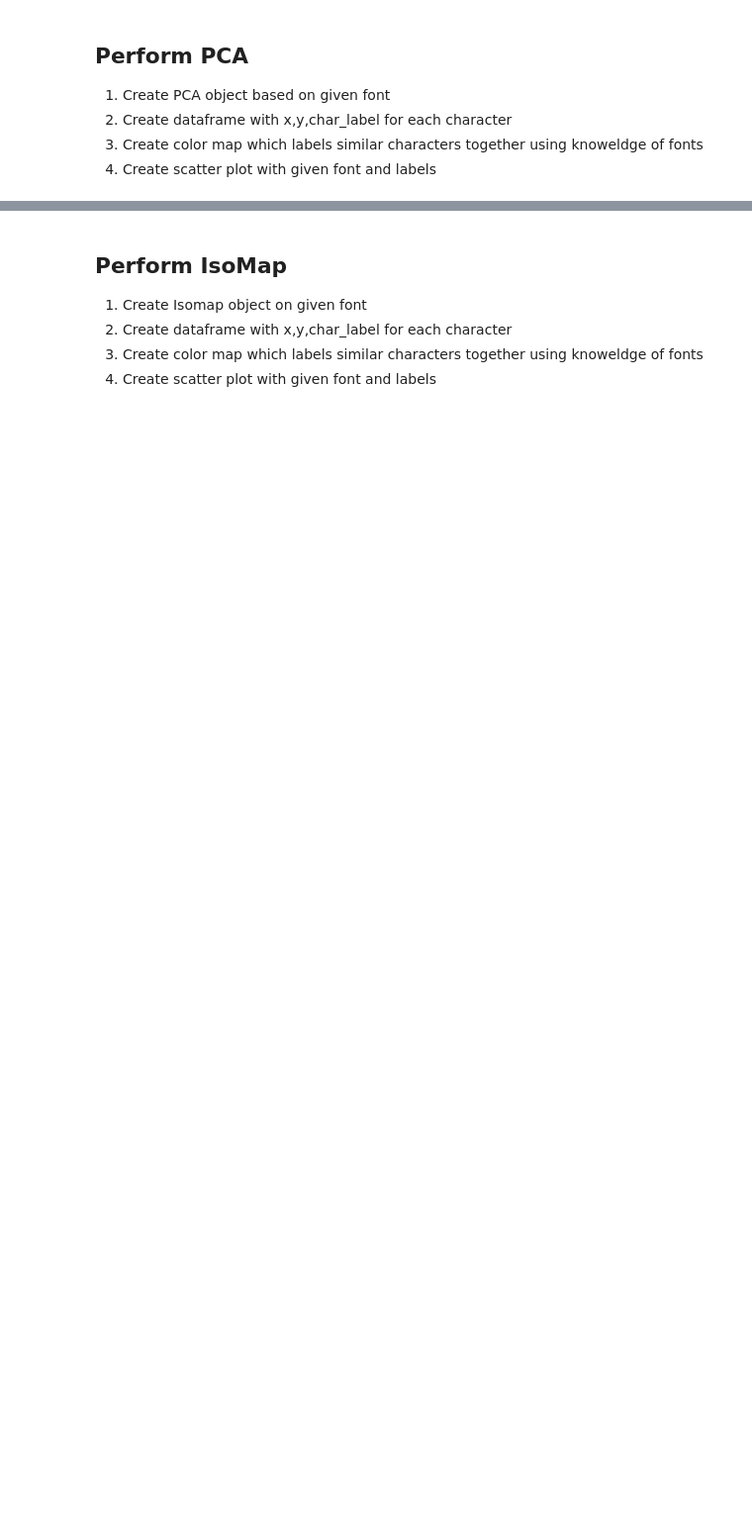
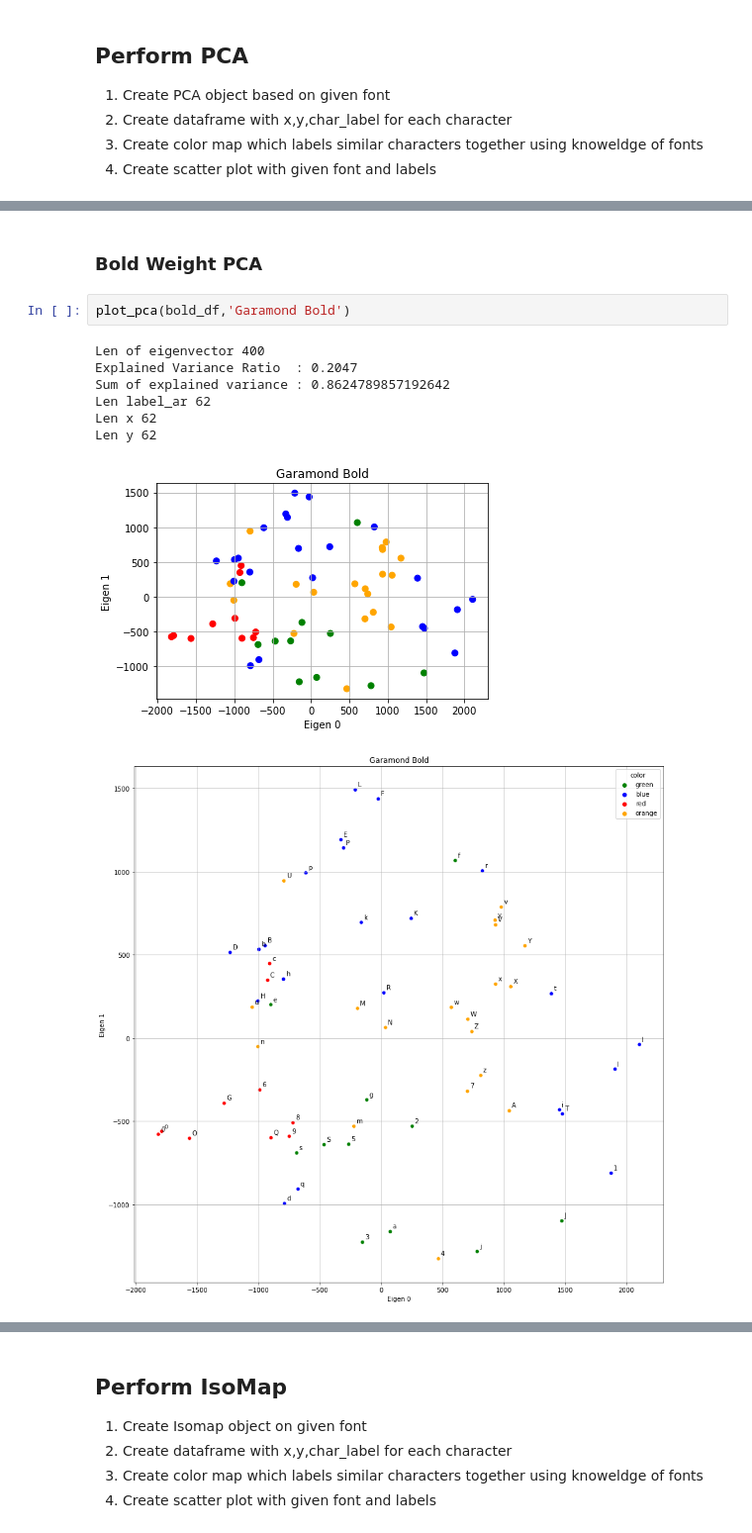
Before and after one commit to digital-tenebrist/udel-math-637, a Jupyter notebook: project-1/dim_reduction.ipynb, the cells around one changed output, grey strips where cells are left out. Shown at 99% size. Saved outputs shown, nothing was run; the diff lists cells and outputs as text; blank space fills up the shorter version.

```diff
--- a/project-1/dim_reduction.ipynb
+++ b/project-1/dim_reduction.ipynb
@@ -123,0 +296,13 @@ Len y 62
+# %% [markdown]
+### Bold Weight PCA
+# %%
+plot_pca(bold_df,'Garamond Bold')
+# %% [output]
+Len of eigenvector 400
+Explained Variance Ratio  : 0.2047
+Sum of explained variance : 0.8624789857192642
+Len label_ar 62
+Len x 62
+Len y 62
+[figure, added]
+[figure, added]
```
Also changed, not shown: parts of 28 cells of this notebook.
